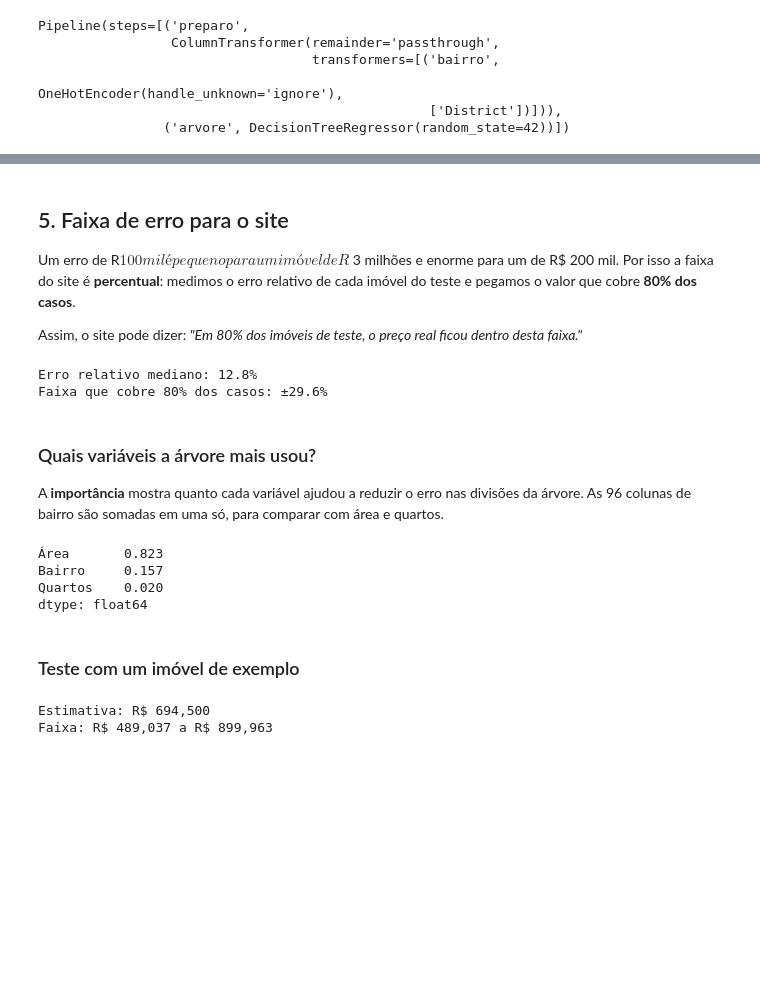
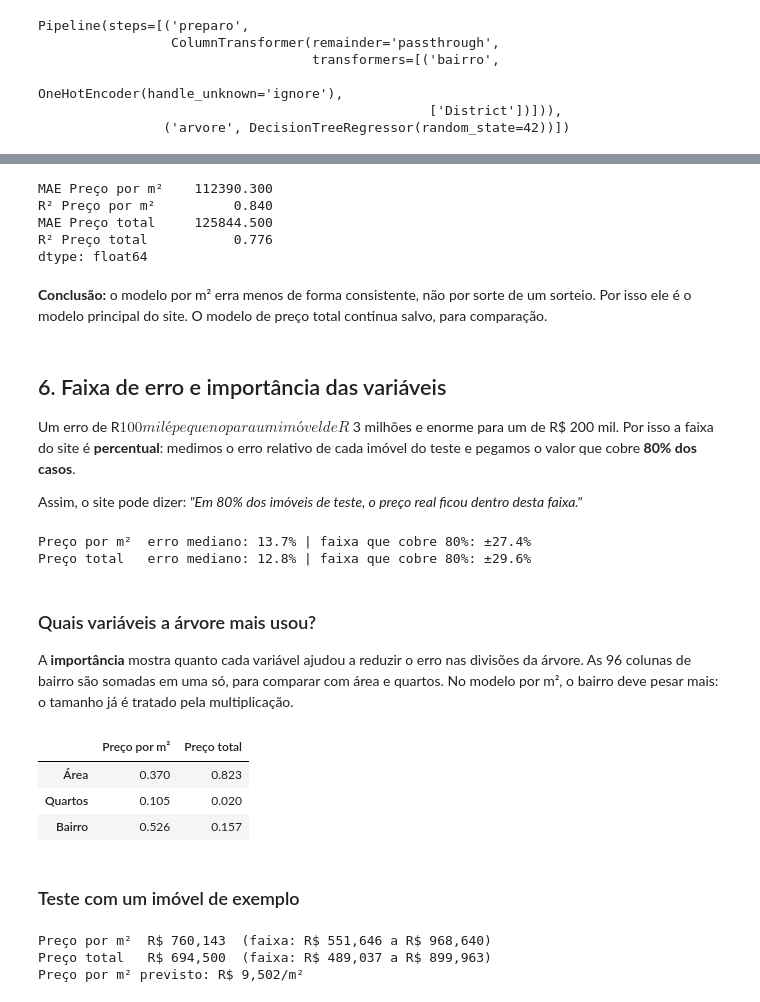
Before and after one commit to matheusmontev/previsao-preco-imoveis, a Jupyter notebook: treino_modelo.ipynb, the cells around one changed output, grey strips where cells are left out. Drawn from its saved outputs; the diff is of its cells as text; code cells hidden in the pictures; blank space fills up the shorter version.

```diff
--- a/treino_modelo.ipynb
+++ b/treino_modelo.ipynb
@@ -175,5 +263,16 @@ pd.DataFrame({
+# %%
+sorteios.mean().round(3)
+# %% [output]
+MAE Preço por m²    112390.300
+R² Preço por m²          0.840
+MAE Preço total     125844.500
+R² Preço total           0.776
+dtype: float64
+# %% [markdown]
+**Conclusão:** o modelo por m² erra menos de forma consistente, não por sorte de um sorteio.
+Por isso ele é o modelo principal do site. O modelo de preço total continua salvo, para comparação.
 # %% [markdown]
-## 5. Faixa de erro para o site
+## 6. Faixa de erro e importância das variáveis
 
 Um erro de R$ 100 mil é pequeno para um imóvel de R$ 3 milhões e enorme para um de R$ 200 mil.
 Por isso a faixa do site é **percentual**: medimos o erro relativo de cada imóvel do teste
@@ -181,43 +280,53 @@ e pegamos o valor que cobre **80% dos casos**.
 
 Assim, o site pode dizer: *"Em 80% dos imóveis de teste, o preço real ficou dentro desta faixa."*
 # %%
-erro_relativo = np.abs(y_teste.to_numpy() - previsto) / previsto
-faixa_pct = float(np.quantile(erro_relativo, 0.80))
-erro_mediano_pct = float(np.median(erro_relativo))
-
-print(f"Erro relativo mediano: {erro_mediano_pct:.1%}")
-print(f"Faixa que cobre 80% dos casos: ±{faixa_pct:.1%}")
+faixas = {}
+for alvo in ALVOS:
+    erro_relativo = np.abs(y_teste.to_numpy() - previstos[alvo]) / previstos[alvo]
+    faixas[alvo] = {
+        "faixa_pct": float(np.quantile(erro_relativo, 0.80)),
+        "erro_mediano_pct": float(np.median(erro_relativo)),
+    }
+    print(f"{NOME_ALVO[alvo]:<13} erro mediano: {faixas[alvo]['erro_mediano_pct']:.1%}"
+          f" | faixa que cobre 80%: ±{faixas[alvo]['faixa_pct']:.1%}")
 # %% [output]
-Erro relativo mediano: 12.8%
-Faixa que cobre 80% dos casos: ±29.6%
+Preço por m²  erro mediano: 13.7% | faixa que cobre 80%: ±27.4%
+Preço total   erro mediano: 12.8% | faixa que cobre 80%: ±29.6%
 # %% [markdown]
 ### Quais variáveis a árvore mais usou?
 
 A **importância** mostra quanto cada variável ajudou a reduzir o erro nas divisões da árvore.
 As 96 colunas de bairro são somadas em uma só, para comparar com área e quartos.
+No modelo por m², o bairro deve pesar mais: o tamanho já é tratado pela multiplicação.
 # %%
-nomes = melhor_modelo.named_steps["preparo"].get_feature_names_out()
-importancias = pd.Series(melhor_modelo.named_steps["arvore"].feature_importances_, index=nomes)
+def importancias_agrupadas(modelo):
+    nomes = modelo.named_steps["preparo"].get_feature_names_out()
+    imp = pd.Series(modelo.named_steps["arvore"].feature_importances_, index=nomes)
+    return {
+        "Área": float(imp[[n for n in nomes if n.endswith("Size")]].sum()),
+        "Quartos": float(imp[[n for n in nomes if n.endswith("Rooms")]].sum()),
+        "Bairro": float(imp[[n for n in nomes if n.startswith("bairro__")]].sum()),
+    }
 
-agrupado = {
-    "Área": importancias[[n for n in nomes if n.endswith("Size")]].sum(),
-    "Quartos": importancias[[n for n in nomes if n.endswith("Rooms")]].sum(),
-    "Bairro": importancias[[n for n in nomes if n.startswith("bairro__")]].sum(),
-}
-pd.Series(agrupado).sort_values(ascending=False).round(3)
+importancias = {alvo: importancias_agrupadas(modelos[alvo]) for alvo in ALVOS}
+pd.DataFrame({NOME_ALVO[a]: importancias[a] for a in ALVOS}).round(3)
 # %% [output]
-Área       0.823
-Bairro     0.157
-Quartos    0.020
-dtype: float64
+|  | Preço por m² | Preço total |
+| Área | 0.370 | 0.823 |
+| Quartos | 0.105 | 0.020 |
+| Bairro | 0.526 | 0.157 |
 # %% [markdown]
 ### Teste com um imóvel de exemplo
 # %%
 exemplo = pd.DataFrame([{"Size": 80, "Rooms": 2, "District": "Pinheiros"}])
-preco = melhor_modelo.predict(exemplo)[0]
-print(f"Estimativa: R$ {preco:,.0f}")
-print(f"Faixa: R$ {preco * (1 - faixa_pct):,.0f} a R$ {preco * (1 + faixa_pct):,.0f}")
+for alvo in ALVOS:
+    preco = preco_previsto(alvo, modelos[alvo], exemplo)[0]
+    faixa = faixas[alvo]["faixa_pct"]
+    print(f"{NOME_ALVO[alvo]:<13} R$ {preco:,.0f}"
+          f"  (faixa: R$ {preco * (1 - faixa):,.0f} a R$ {preco * (1 + faixa):,.0f})")
+print(f"Preço por m² previsto: R$ {modelos['m2'].predict(exemplo)[0]:,.0f}/m²")
 # %% [output]
-Estimativa: R$ 694,500
-Faixa: R$ 489,037 a R$ 899,963
+Preço por m²  R$ 760,143  (faixa: R$ 551,646 a R$ 968,640)
+Preço total   R$ 694,500  (faixa: R$ 489,037 a R$ 899,963)
+Preço por m² previsto: R$ 9,502/m²
 # %% [markdown]
```
Also changed, not shown: parts of 15 cells of this notebook, 3 other files.
